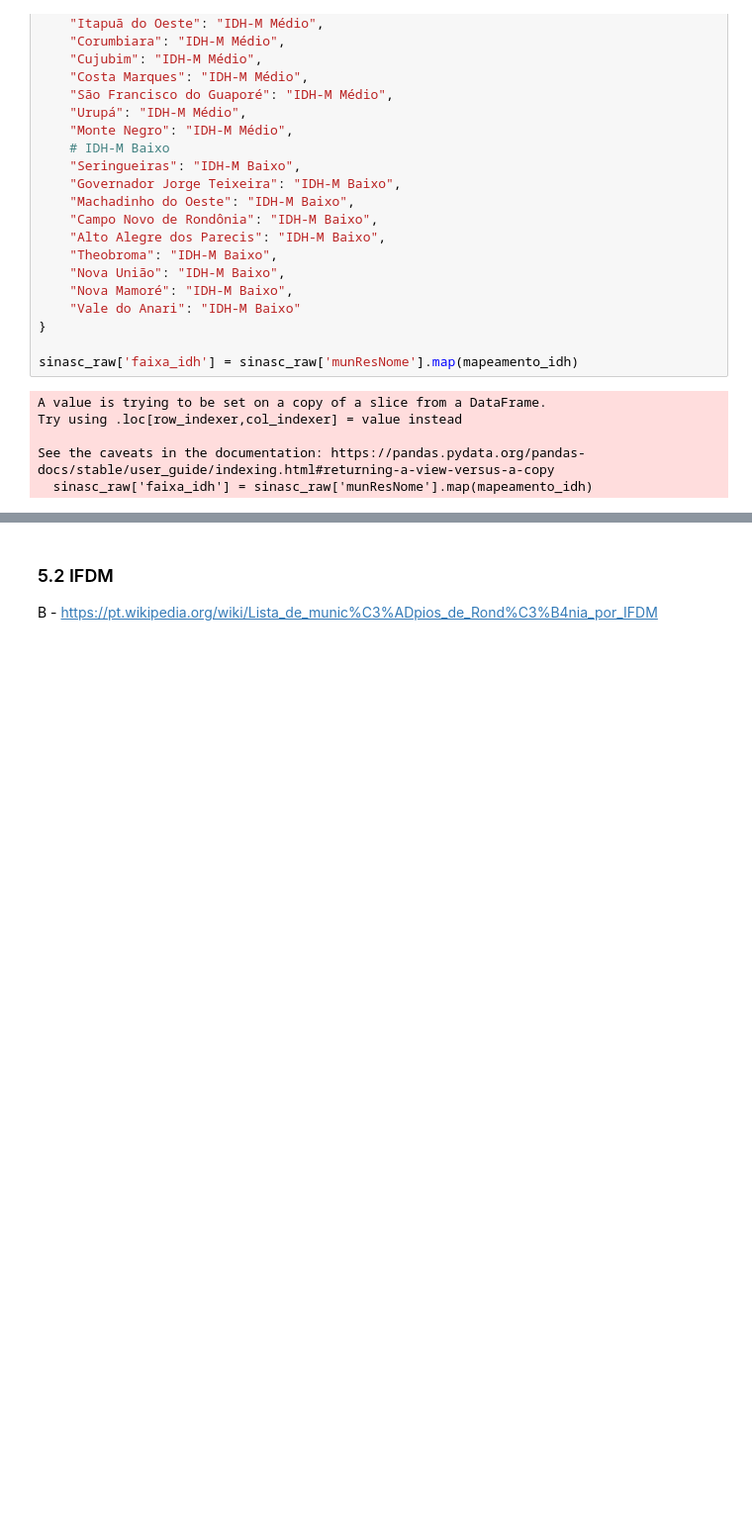
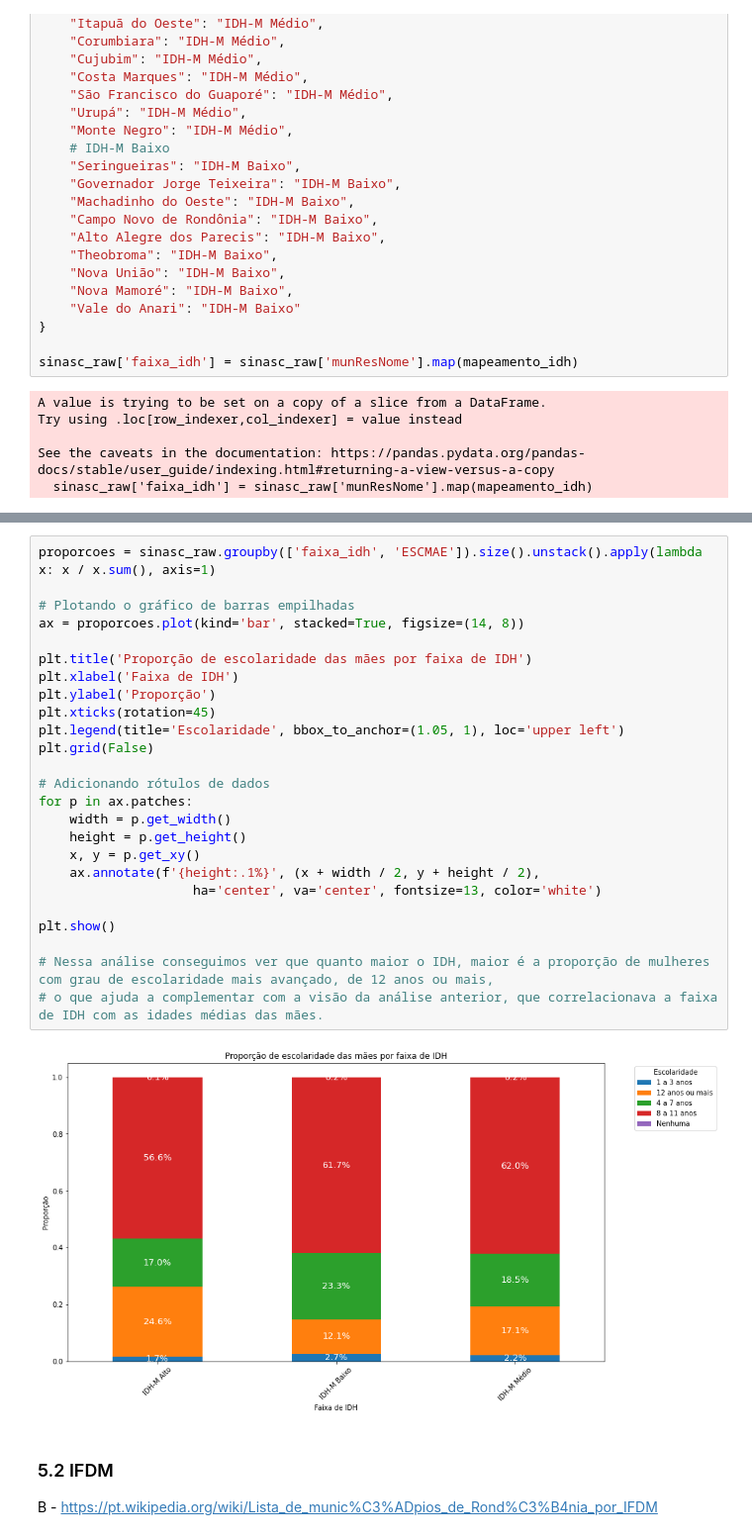
Before and after one commit to brunopeixotoilos/EBAC_CDados, a Jupyter notebook: Mod9Tarefa2 - Bruno Peixoto.ipynb, the cells around one changed output, grey strips where cells are left out. Shown at 99% size. Drawn from its saved outputs; the diff is of its cells as text; blank space fills up the shorter version.

```diff
--- a/Mod9Tarefa2 - Bruno Peixoto.ipynb
+++ b/Mod9Tarefa2 - Bruno Peixoto.ipynb
@@ -291,3 +309,30 @@ See the caveats in the documentation: https://pandas.pydata.org/pandas-docs/stab
+# %%
+proporcoes = sinasc_raw.groupby(['faixa_idh', 'ESCMAE']).size().unstack().apply(lambda x: x / x.sum(), axis=1)
+
+# Plotando o gráfico de barras empilhadas
+ax = proporcoes.plot(kind='bar', stacked=True, figsize=(14, 8))
+
+plt.title('Proporção de escolaridade das mães por faixa de IDH')
+plt.xlabel('Faixa de IDH')
+plt.ylabel('Proporção')
+plt.xticks(rotation=45)
+plt.legend(title='Escolaridade', bbox_to_anchor=(1.05, 1), loc='upper left')
+plt.grid(False)
+
+# Adicionando rótulos de dados
+for p in ax.patches:
+    width = p.get_width()
+    height = p.get_height()
+    x, y = p.get_xy()
+    ax.annotate(f'{height:.1%}', (x + width / 2, y + height / 2),
+                    ha='center', va='center', fontsize=13, color='white')
+
+plt.show()
+
+# Nessa análise conseguimos ver que quanto maior o IDH, maior é a proporção de mulheres com grau de escolaridade mais avançado, de 12 anos ou mais,
+# o que ajuda a complementar com a visão da análise anterior, que correlacionava a faixa de IDH com as idades médias das mães.
+# %% [output]
+[figure, added]
 # %% [markdown]
 ### 5.2 IFDM
 B - https://pt.wikipedia.org/wiki/Lista_de_munic%C3%ADpios_de_Rond%C3%B4nia_por_IFDM
```
Also changed, not shown: parts of 6 cells of this notebook.
